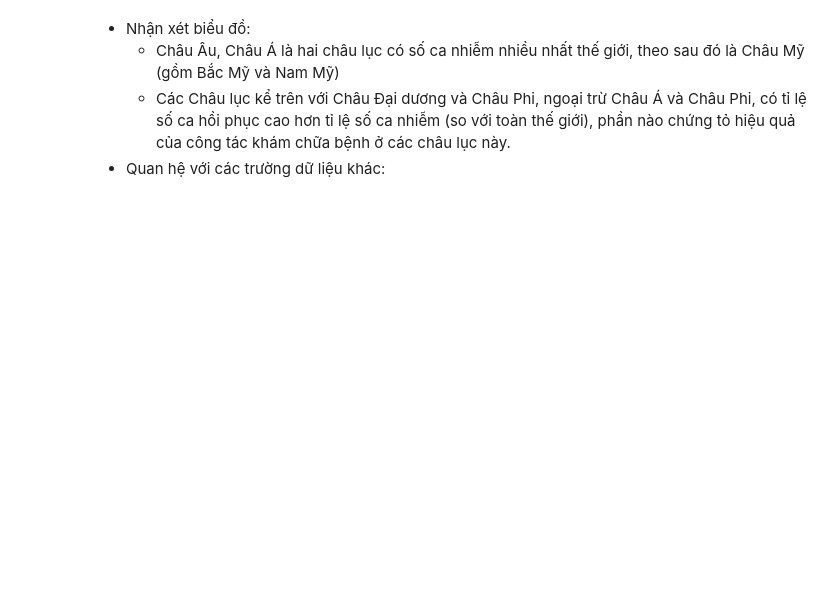
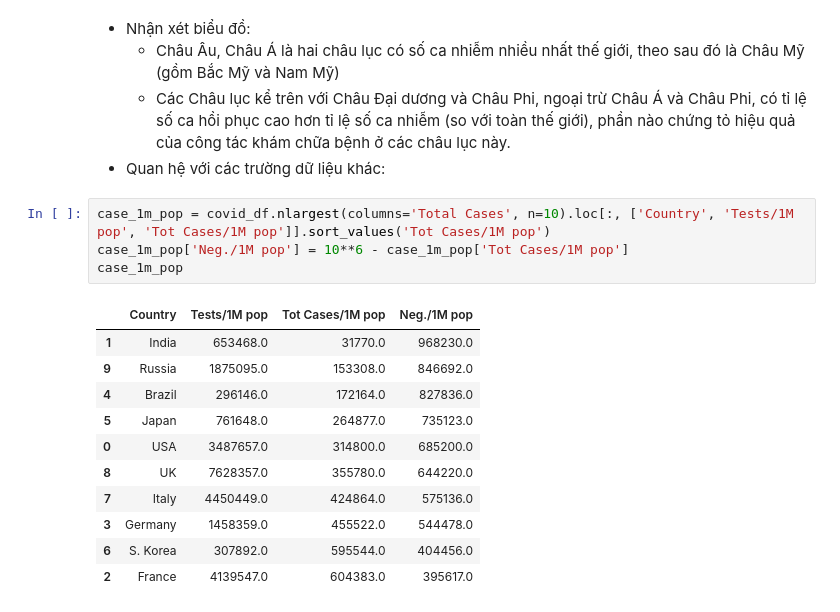
Before and after one commit to quytrungg/Group02_Lab01_CSC10108, a Jupyter notebook: data_analysis_visualize/DB_analysis.ipynb, the cells around one changed output. Saved outputs shown, nothing was run; the diff lists cells and outputs as text; blank space fills up the shorter version.

```diff
--- a/data_analysis_visualize/DB_analysis.ipynb
+++ b/data_analysis_visualize/DB_analysis.ipynb
@@ -109,3 +107,19 @@ plt.show()
   + Châu Âu, Châu Á là hai châu lục có số ca nhiễm nhiều nhất thế giới, theo sau đó là Châu Mỹ (gồm Bắc Mỹ và Nam Mỹ)
   + Các Châu lục kể trên với Châu Đại dương và Châu Phi, ngoại trừ Châu Á và Châu Phi, có tỉ lệ số ca hồi phục cao hơn tỉ lệ số ca nhiễm (so với toàn thế giới), phần nào chứng tỏ hiệu quả của công tác khám chữa bệnh ở các châu lục này.
 - Quan hệ với các trường dữ liệu khác:
+# %%
+case_1m_pop = covid_df.nlargest(columns='Total Cases', n=10).loc[:, ['Country', 'Tests/1M pop', 'Tot Cases/1M pop']].sort_values('Tot Cases/1M pop')
+case_1m_pop['Neg./1M pop'] = 10**6 - case_1m_pop['Tot Cases/1M pop']
+case_1m_pop
+# %% [output]
+|  | Country | Tests/1M pop | Tot Cases/1M pop | Neg./1M pop |
+| 1 | India | 653468.0 | 31770.0 | 968230.0 |
+| 9 | Russia | 1875095.0 | 153308.0 | 846692.0 |
+| 4 | Brazil | 296146.0 | 172164.0 | 827836.0 |
+| 5 | Japan | 761648.0 | 264877.0 | 735123.0 |
+| 0 | USA | 3487657.0 | 314800.0 | 685200.0 |
+| 8 | UK | 7628357.0 | 355780.0 | 644220.0 |
+| 7 | Italy | 4450449.0 | 424864.0 | 575136.0 |
+| 3 | Germany | 1458359.0 | 455522.0 | 544478.0 |
+| 6 | S. Korea | 307892.0 | 595544.0 | 404456.0 |
+| 2 | France | 4139547.0 | 604383.0 | 395617.0 |
```
Also changed, not shown: parts of 4 cells of this notebook.
